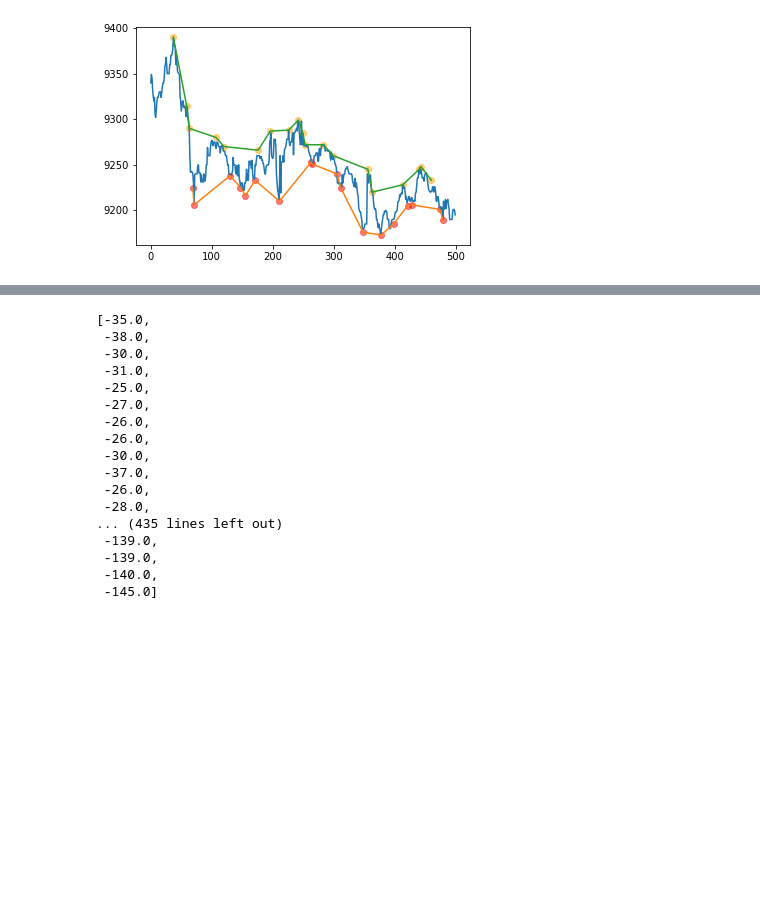
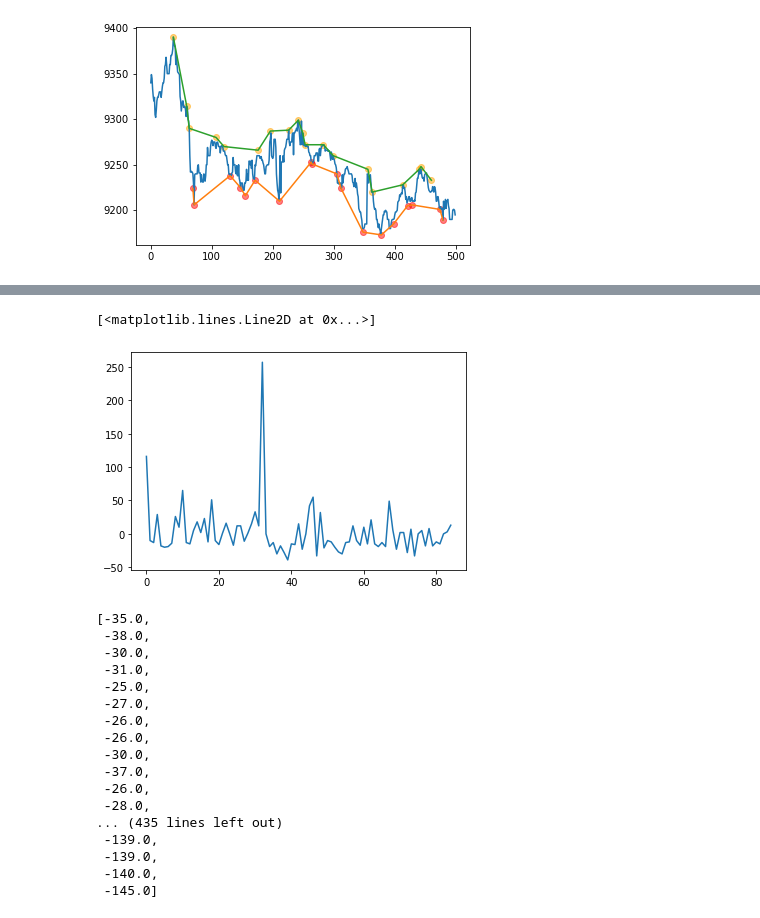
Before and after one commit to dreyhsu/share_distribution, a Jupyter notebook: peak_detect.ipynb, the cells around one changed output, grey strips where cells are left out. Drawn from its saved outputs; the diff is of its cells as text; code cells hidden in the pictures; blank space fills up the shorter version.

```diff
--- a/peak_detect.ipynb
+++ b/peak_detect.ipynb
@@ -243,3 +236,8 @@ assert a > 0
+# %%
+plt.pyplot.plot(earn)
+# %% [output]
+[<matplotlib.lines.Line2D at 0x...>]
+[figure, added]
 # %%
 accumu = 0
 buy_point = 0
```
Also changed, not shown: parts of 6 cells of this notebook.
